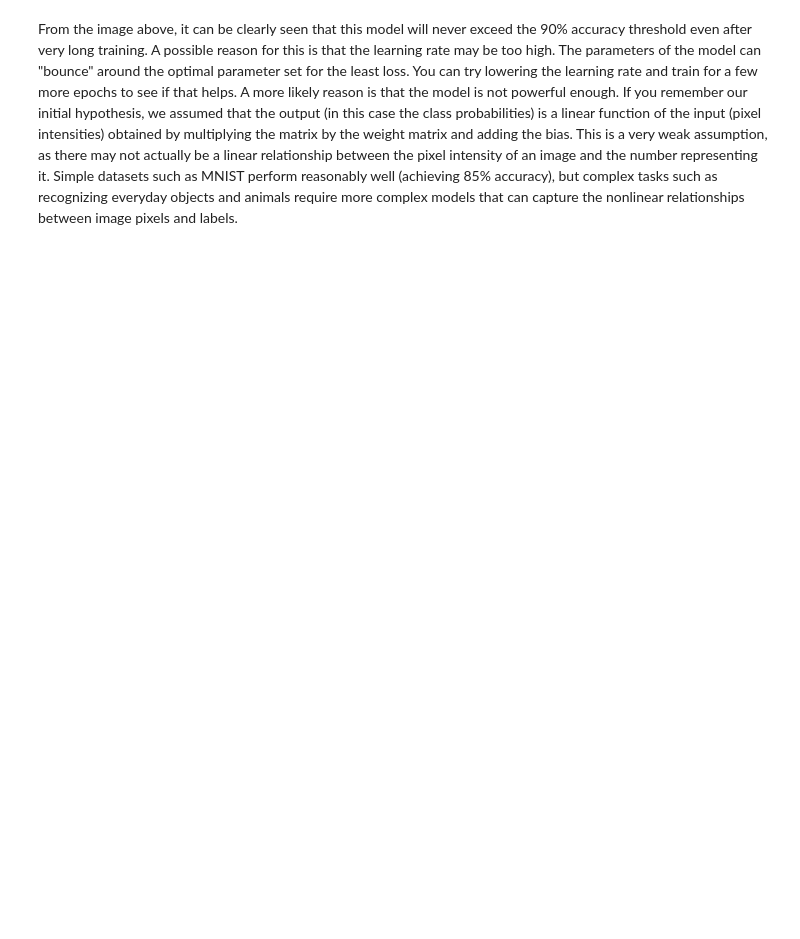
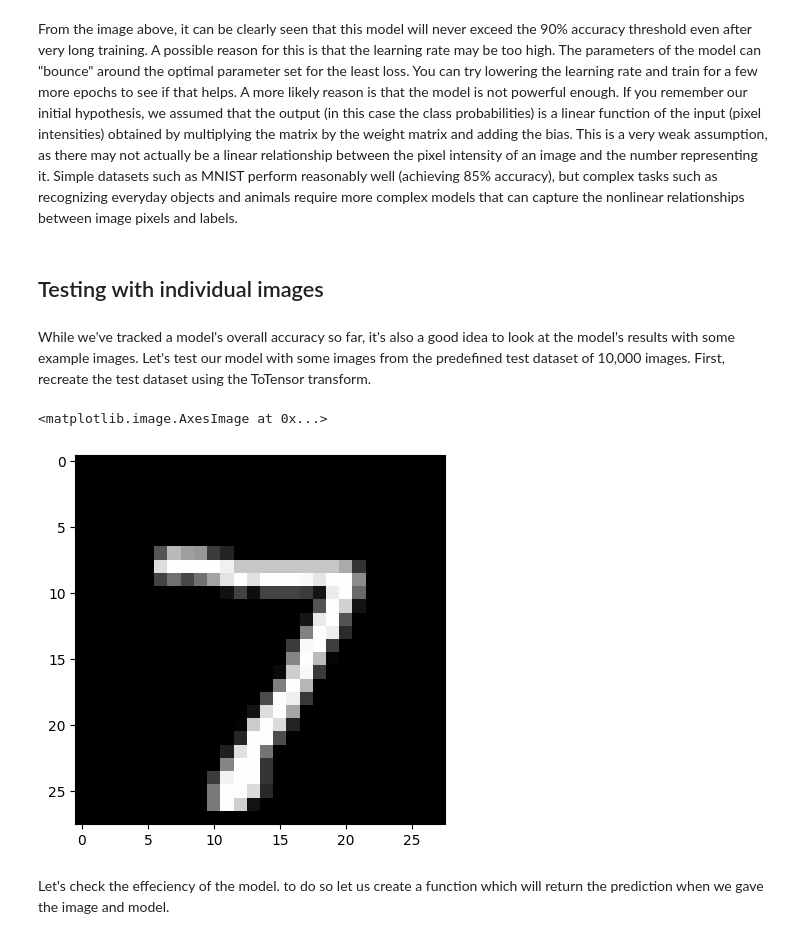
Before and after one commit to Prabhiraj-P/hello-mnist, a Jupyter notebook: mnist.ipynb, the cells around one changed output. Cells and saved outputs as stored; diff of their text form; code cells hidden in the pictures; blank space fills up the shorter version.

Commit message:
Testing with individual images "added"

```diff
--- a/mnist.ipynb
+++ b/mnist.ipynb
@@ -593,2 +592,20 @@ plt.plot(accuracies, '-x')
 # %% [markdown]
 From the image above, it can be clearly seen that this model will never exceed the 90% accuracy threshold even after very long training. A possible reason for this is that the learning rate may be too high. The parameters of the model can "bounce" around the optimal parameter set for the least loss. You can try lowering the learning rate and train for a few more epochs to see if that helps. A more likely reason is that the model is not powerful enough. If you remember our initial hypothesis, we assumed that the output (in this case the class probabilities) is a linear function of the input (pixel intensities) obtained by multiplying the matrix by the weight matrix and adding the bias. This is a very weak assumption, as there may not actually be a linear relationship between the pixel intensity of an image and the number representing it. Simple datasets such as MNIST perform reasonably well (achieving 85% accuracy), but complex tasks such as recognizing everyday objects and animals require more complex models that can capture the nonlinear relationships between image pixels and labels.
+# %% [markdown]
+## Testing with individual images
+# %% [markdown]
+While we've tracked a model's overall accuracy so far, it's also a good idea to look at the model's results with some example images. Let's test our model with some images from the predefined test dataset of 10,000 images. First, recreate the test dataset using the ToTensor transform.
+# %%
+#defining Dataset
+test_dataset=MNIST(root='data/',
+                   train=False,
+                   download=False,
+                     transform=transforms.ToTensor())
+# %%
+img,label=test_dataset[0]
+plt.imshow(np.array(img).reshape(-1,28),cmap='gray')
+# %% [output]
+<matplotlib.image.AxesImage at 0x...>
+[figure, added]
+# %% [markdown]
+Let's check the effeciency of the model. to do so let us create a function which will return the prediction when we gave the image and model.
```
Also changed, not shown: parts of 21 cells of this notebook.
